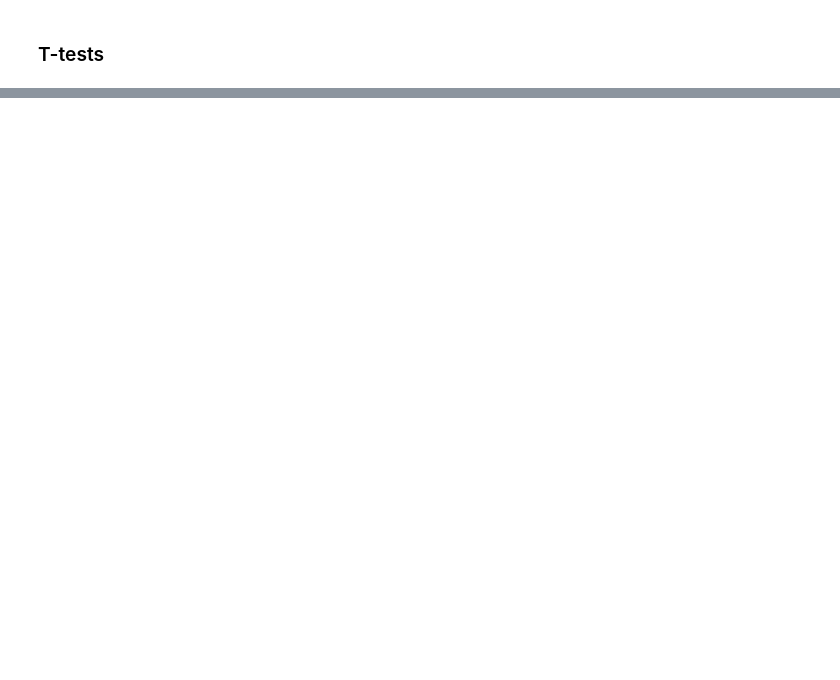
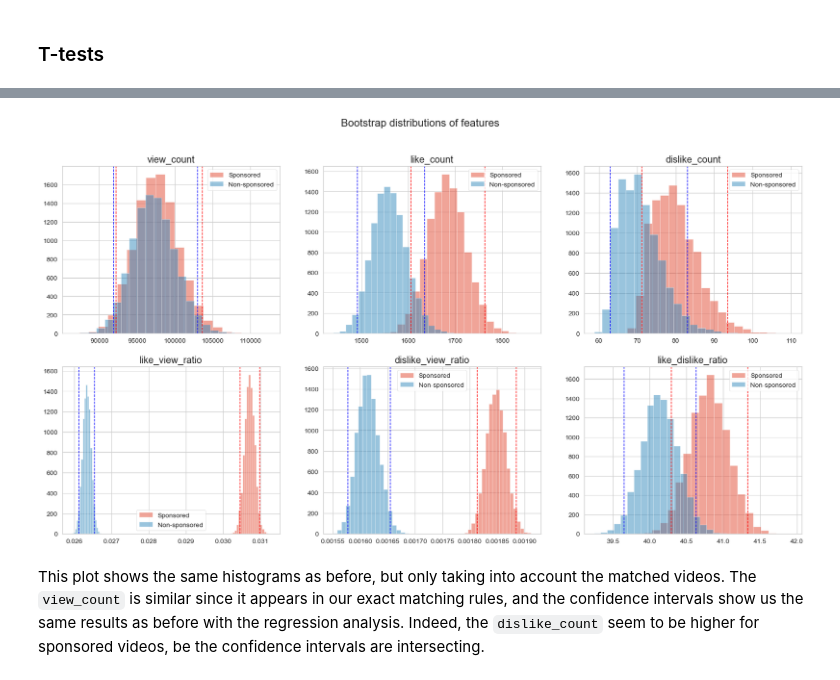
Before and after one commit to epfl-ada/ada-2022-project-fraisetagada, a Jupyter notebook: analysis/sponsored_videos_analysis.ipynb, the cells around one changed output, grey strips where cells are left out. Saved outputs shown, nothing was run; the diff lists cells and outputs as text; code cells hidden in the pictures; blank space fills up the shorter version.

```diff
--- a/analysis/sponsored_videos_analysis.ipynb
+++ b/analysis/sponsored_videos_analysis.ipynb
@@ -437,0 +537,39 @@ Notes:
+# %%
+bootstrap_results = {}
+bootstrap_feature_list = ['view_count', 'like_count', 'dislike_count', 'like_view_ratio', 'dislike_view_ratio', 'like_dislike_ratio']
+n_bootstrap = 10000
+for feature in bootstrap_feature_list:
+    bootstrap_sp, ci_sp_lower, ci_sp_upper = bootstrap(all_matching_sp, feature, n_bootstrap=n_bootstrap, is_spark=False)
+    bootstrap_nsp, ci_nsp_lower, ci_nsp_upper = bootstrap(all_matching_nsp, feature, n_bootstrap=n_bootstrap, is_spark=False)
+    # Write results to a dict
+    bootstrap_results[feature] = {
+        'sp': {
+            'values': bootstrap_sp,
+            'ci_lower': ci_sp_lower,
+            'ci_upper': ci_sp_upper
+        },
+        'nsp': {
+            'values': bootstrap_nsp,
+            'ci_lower': ci_nsp_lower,
+            'ci_upper': ci_nsp_upper
+        }
+    }
+# %%
+# plot histograms
+fig, axes = plt.subplots(2, 3, figsize=(20, 10))
+for i, feature in enumerate(bootstrap_feature_list):
+    ax = axes[i // 3, i % 3]
+    ax.hist(bootstrap_results[feature]['sp']['values'], bins=20, alpha=0.5, label='Sponsored')
+    ax.hist(bootstrap_results[feature]['nsp']['values'], bins=20, alpha=0.5, label='Non-sponsored')
+    ax.axvline(bootstrap_results[feature]['sp']['ci_lower'], color='red', linestyle='dashed', linewidth=1)
+    ax.axvline(bootstrap_results[feature]['sp']['ci_upper'], color='red', linestyle='dashed', linewidth=1)
+    ax.axvline(bootstrap_results[feature]['nsp']['ci_lower'], color='blue', linestyle='dashed', linewidth=1)
+    ax.axvline(bootstrap_results[feature]['nsp']['ci_upper'], color='blue', linestyle='dashed', linewidth=1)
+    ax.set_title(feature)
+    ax.legend()
+fig.suptitle('Bootstrap distributions of features', fontsize=16)
+plt.show()
+# %% [output]
+[figure, added]
+# %% [markdown]
+This plot shows the same histograms as before, but only taking into account the matched videos. The `view_count` is similar since it appears in our exact matching rules, and the confidence intervals show us the same results as before with the regression analysis. Indeed, the `dislike_count` seem to be higher for sponsored videos, be the confidence intervals are intersecting.
```
Also changed, not shown: parts of 32 cells of this notebook.
